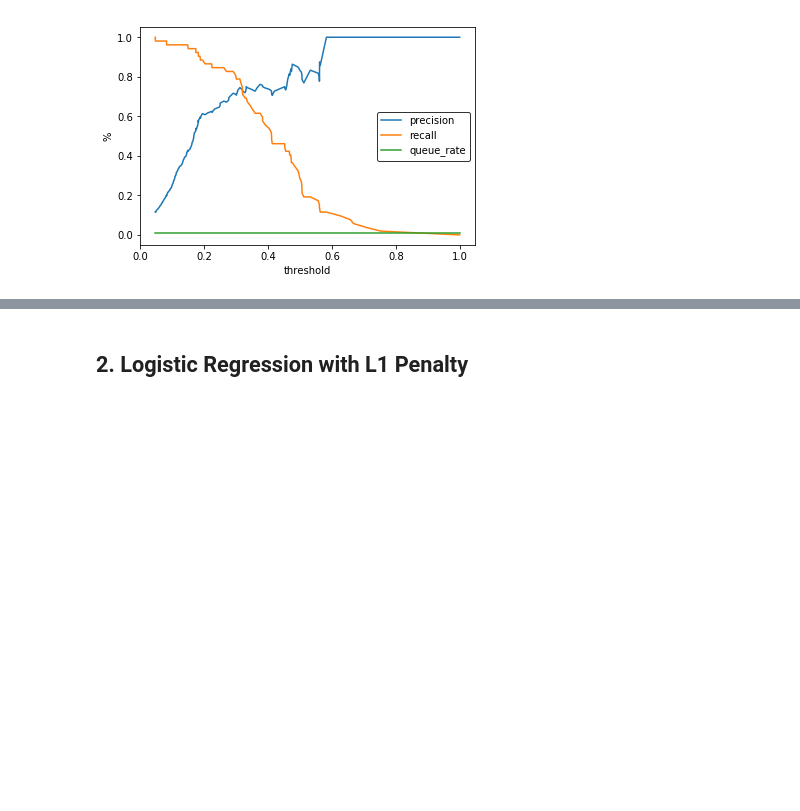
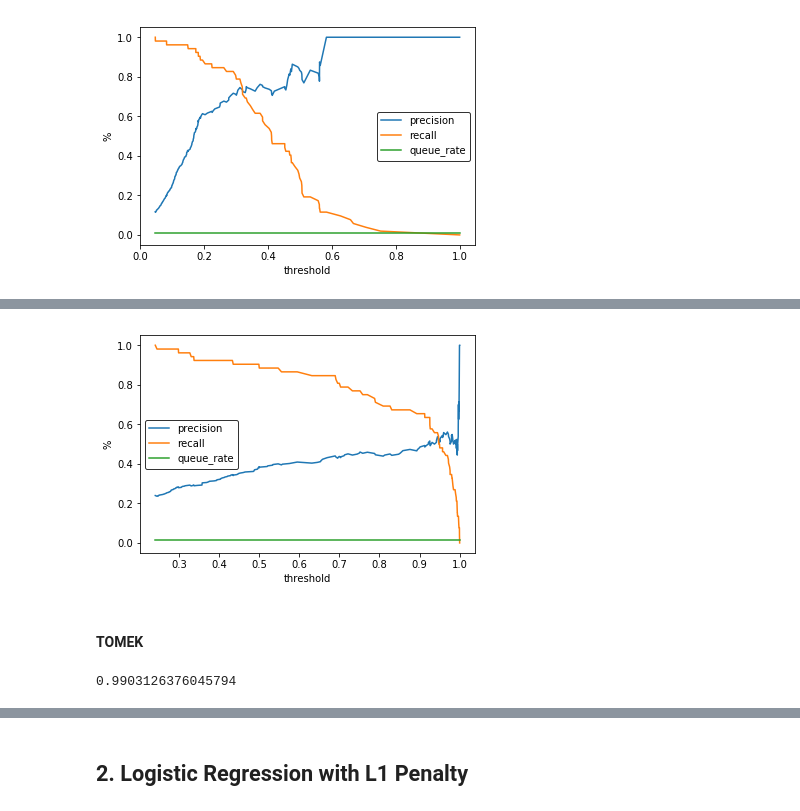
Before and after one commit to my2582/KPMGCapstone, a Jupyter notebook: module1/modelling_notebooks/V_12_Pranjal_Pipeline.ipynb, the cells around one changed output, grey strips where cells are left out. Saved outputs shown, nothing was run; the diff lists cells and outputs as text; code cells hidden in the pictures; blank space fills up the shorter version.

```diff
--- a/module1/modelling_notebooks/V_12_Pranjal_Pipeline.ipynb
+++ b/module1/modelling_notebooks/V_12_Pranjal_Pipeline.ipynb
@@ -967,0 +1370,10 @@ Accuracy score: 0.99
+# %%
+plot_pr_curve(y_test, y_pred_probs)
+# %% [output]
+[figure, added]
+# %% [markdown]
+#### TOMEK
+# %%
+grid_rf_tomek.score(X_test,y_test)
+# %% [output]
+0.9903126376045794
```
Also changed, not shown: parts of 27 cells of this notebook.
